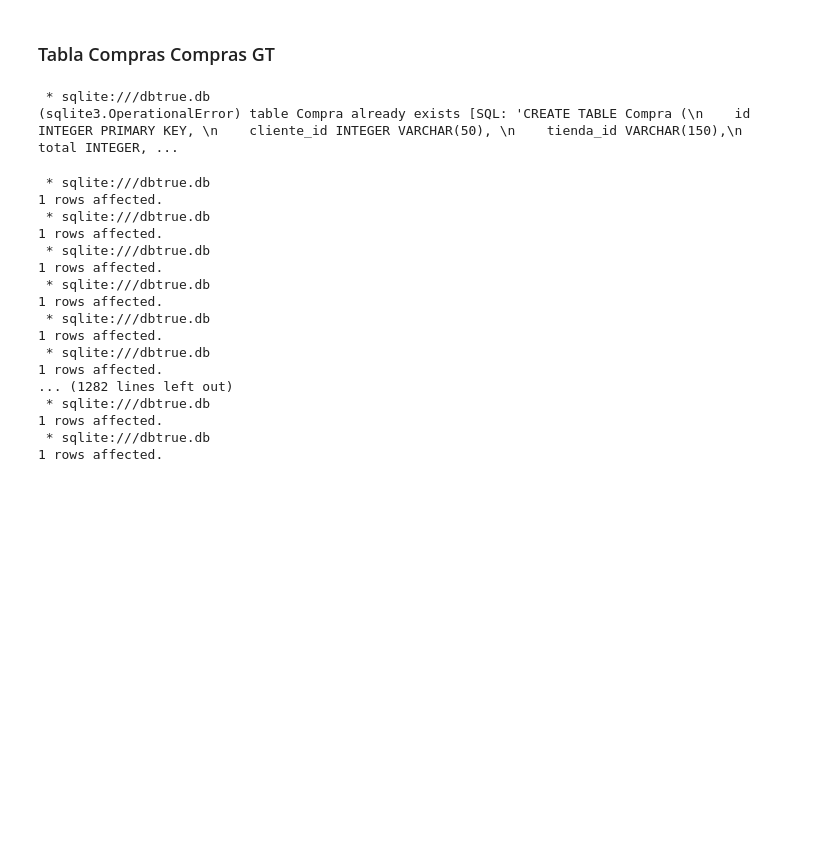
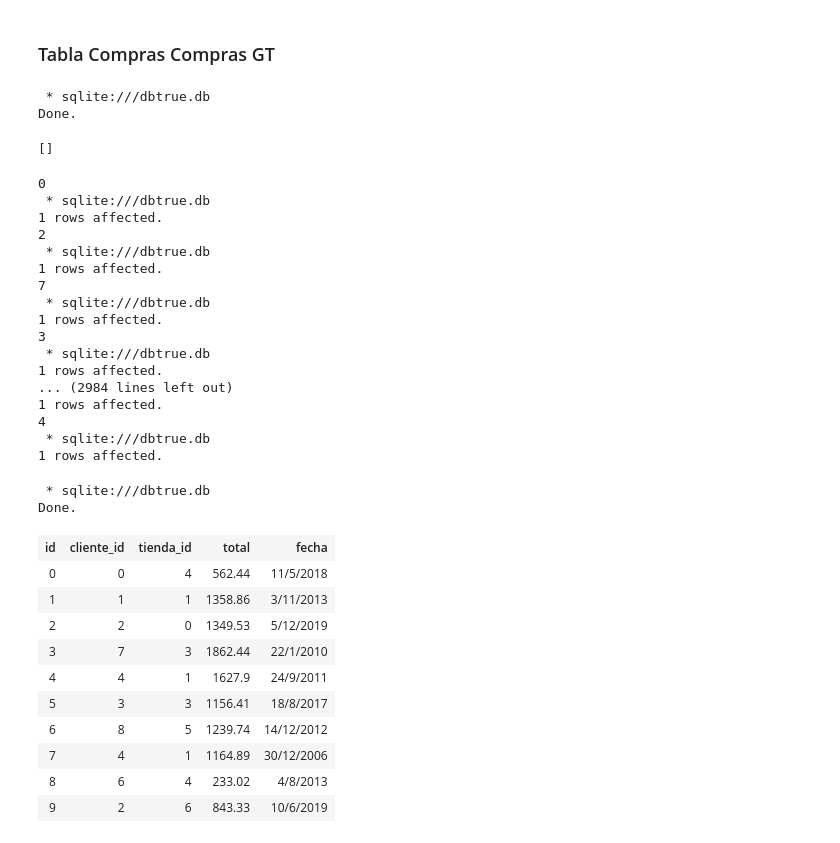
Before and after one commit to JorgeSuc/Parcial-No.2-Bases-de-Datos-1S2019, a Jupyter notebook: parcialbases de datos .ipynb, the cells around one changed output. Cells and saved outputs as stored; diff of their text form; code cells hidden in the pictures; blank space fills up the shorter version.

```diff
--- a/parcialbases de datos .ipynb
+++ b/parcialbases de datos .ipynb
@@ -157,7 +250,7 @@ for i in range(649):
 ###  Tabla Compras Compras GT
 # %%
 %%sql CREATE TABLE Compra (
-    id INTEGER PRIMARY KEY,
+    compras_id INTEGER PRIMARY KEY,
     cliente_id INTEGER VARCHAR(50),
     tienda_id VARCHAR(150),
     total INTEGER,
@@ -166,33 +259,17 @@ for i in range(649):
     FOREIGN KEY (tienda_id) REFERENCES Tienda(id))
 # %% [output]
  * sqlite:///dbtrue.db
-(sqlite3.OperationalError) table Compra already exists [SQL: 'CREATE TABLE Compra (\n    id INTEGER PRIMARY KEY, \n    cliente_id INTEGER VARCHAR(50), \n    tienda_id VARCHAR(150),\n    total INTEGER, ...
+Done.
+[]
 # %%
-import random
-nombres = [ 'Jorge', 'Jenny', 'Aletse', 'Daniela', 'Yaneth', 'Juan', 'Josepino', 'Bidkar', 'Magda']
-apellidos = [ 'Xetumul', 'Escobar', 'Kej', 'Martinez', 'Botran', 'Salmeri', 'Sartor', 'Melgar','Moscoso']
-id = 0
-for i in range(1000):
-    id = i
-    name = random.randint(0, len(nombres)-1)
-    clienteid = name
-    ape = random.randint(0, len(apellidos)-1)
-    full = (nombres[name] + ' ' + apellidos[ape])
-    nombreid = random.randint(0, len(full)-1)
-    total = round(random.uniform(100, 2000), 2)
-    nitid= random.randint(10000000,99999999)
 
 
 
-    %sql INSERT INTO Cliente VALUES ( :id, :nitid, :full, :credito);
-
-
-
-    import random
+import random
 Tiendas = ['La FM Zacapa', 'Mega Plaza ', 'Majadas', 'VH', 'El Duende', 'El Salama' , 'Chile Cobanero', 'Humo En Tus Ojos']
 direcciones= ['ZONA 1' , 'ZONA 2', 'ZONA 15', 'ZONA 16', 'ZONA 18', 'ZONA 12', 'GUALAN', 'LA UNION', 'PAJAPITA']
 id = 0
-for i in range(649):
+for i in range(1000):
     id = i
     name = random.randint(0, len(nombres)-1)
     clienteid = name
@@ -201,6 +278,8 @@ for i in range(649):
     tiendaid = random.randint(0, len(Tiendas)-1)
     total = round(random.uniform(100, 2000), 2)
 
+    print(tiendaid)
+
     #esta parte ayuda a que se pueda ingresar la fecha a los comspras
     day = random.randint(1, 30)
     month = random.randint(1, 12)
@@ -209,21 +288,51 @@ for i in range(649):
 
     %sql INSERT INTO Compra VALUES ( :id, :clienteid, :tiendaid, :total, :date);
 # %% [output]
+0
  * sqlite:///dbtrue.db
 1 rows affected.
+2
  * sqlite:///dbtrue.db
 1 rows affected.
+7
  * sqlite:///dbtrue.db
 1 rows affected.
+3
  * sqlite:///dbtrue.db
 1 rows affected.
+... (2984 lines left out)
+1 rows affected.
+4
  * sqlite:///dbtrue.db
 1 rows affected.
- * sqlite:///dbtrue.db
-1 rows affected.
-... (1282 lines left out)
- * sqlite:///dbtrue.db
-1 rows affected.
- * sqlite:///dbtrue.db
-1 rows affected.
+# %%
+
+
+import random
+nombres = [ 'Jorge', 'Jenny', 'Aletse', 'Daniela', 'Yaneth', 'Juan', 'Josepino', 'Bidkar', 'Magda']
+apellidos = [ 'Xetumul', 'Escobar', 'Kej', 'Martinez', 'Botran', 'Salmeri', 'Sartor', 'Melgar','Moscoso']
+id = 0
+for i in range(1000):
+    id = i
+    name = random.randint(0, len(nombres)-1)
+    clienteid = name
+    ape = random.randint(0, len(apellidos)-1)
+    full = (nombres[name] + ' ' + apellidos[ape])
+    nombreid = random.randint(0, len(full)-1)
+    credito = round(random.uniform(100, 2000), 3)
+    nitid= random.randint(10000000,99999999)
+# %% [output]
+ * sqlite:///dbtrue.db
+Done.
+| id | cliente_id | tienda_id | total | fecha |
+| 0 | 0 | 4 | 562.44 | 11/5/2018 |
+| 1 | 1 | 1 | 1358.86 | 3/11/2013 |
+| 2 | 2 | 0 | 1349.53 | 5/12/2019 |
+| 3 | 7 | 3 | 1862.44 | 22/1/2010 |
+| 4 | 4 | 1 | 1627.9 | 24/9/2011 |
+| 5 | 3 | 3 | 1156.41 | 18/8/2017 |
+| 6 | 8 | 5 | 1239.74 | 14/12/2012 |
+| 7 | 4 | 1 | 1164.89 | 30/12/2006 |
+| 8 | 6 | 4 | 233.02 | 4/8/2013 |
+| 9 | 2 | 6 | 843.33 | 10/6/2019 |
 # %%
```
Also changed, not shown: parts of 36 cells of this notebook.
